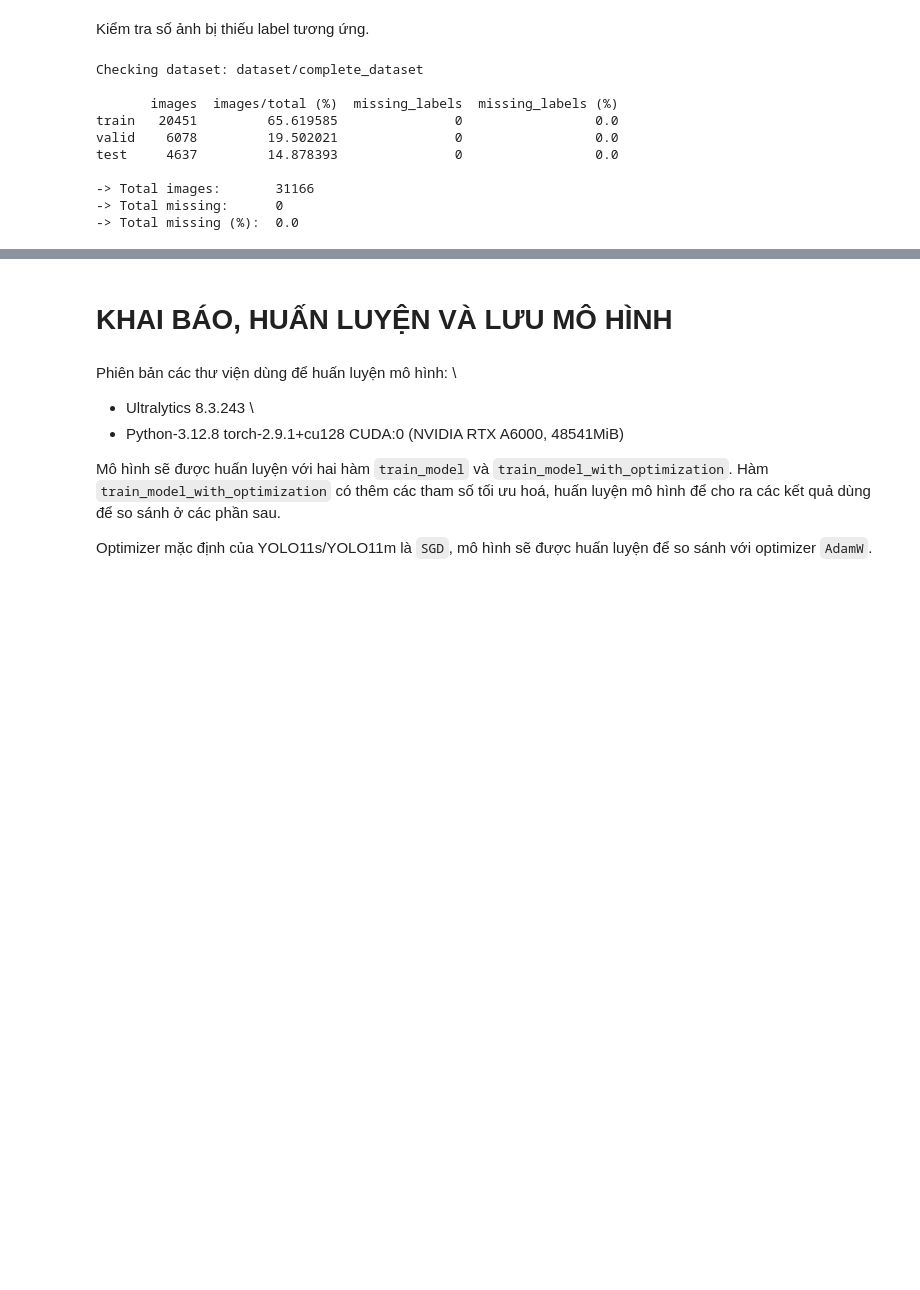
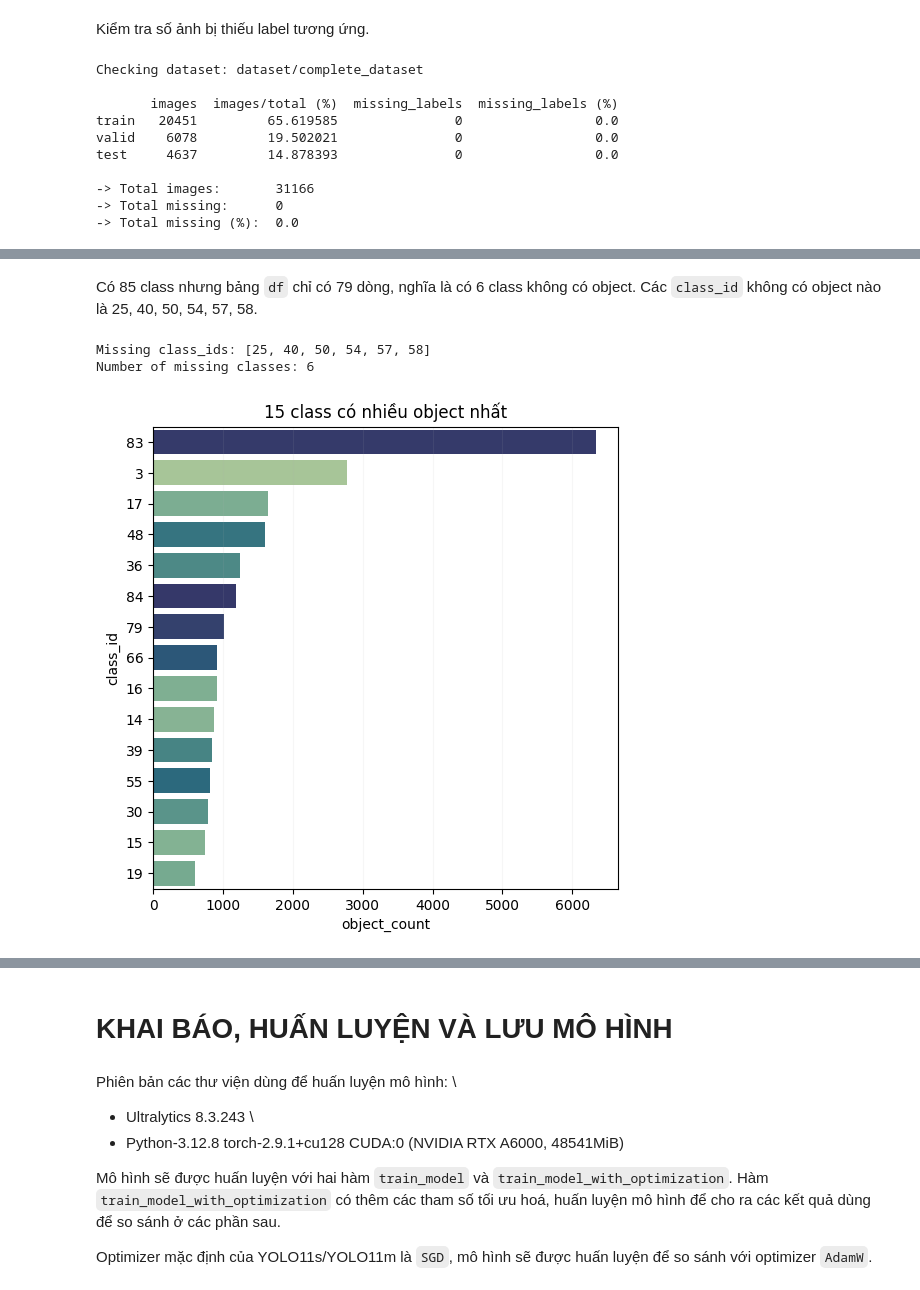
Before and after one commit to iam-BUDDYY/using-deep-learning-to-classify-animal-and-human-images, a Jupyter notebook: PROJECT REPORT.ipynb, the cells around one changed output, grey strips where cells are left out. Cells and saved outputs as stored; diff of their text form; code cells hidden in the pictures; blank space fills up the shorter version.

```diff
--- a/PROJECT REPORT.ipynb
+++ b/PROJECT REPORT.ipynb
@@ -260,0 +311,50 @@ Theo kết quả được in ra, dataset có tổng cộng 31166 ảnh và mỗi
+# %% [markdown]
+Có 85 class nhưng bảng `df` chỉ có 79 dòng, nghĩa là có 6 class không có object. Các `class_id` không có object nào là 25, 40, 50, 54, 57, 58.
+# %%
+all_classes = set(range(85))
+found_classes = set(counter.keys())
+
+missing_classes = sorted(all_classes - found_classes)
+print("Missing class_ids:", missing_classes)
+print("Number of missing classes:", len(missing_classes))
+# %% [output]
+Missing class_ids: [25, 40, 50, 54, 57, 58]
+Number of missing classes: 6
+# %%
+df_top15 = df.sort_values(by="object_count",
+                          ascending=False,
+                          ignore_index=True).head(15)
+
+# Sắp xếp df theo thứ tự tăng dần của cột object_count rồi lấy 15 dòng đầu tiên
+df_bottom15 = df.sort_values(by="object_count",
+                             ascending=True,
+                             ignore_index=True).head(15)
+# %%
+plot_size = (6, 6)
+# %%
+plt.figure(figsize=plot_size)
+
+order = (
+    df_top15
+    .sort_values("object_count", ascending=False)["class_id"]
+    .astype(str)
+)
+
+sns.barplot(
+    data=df_top15,
+    x="object_count",
+    y=df_top15["class_id"].astype(str),
+    order=order,
+    hue="class_id",
+    palette="crest",
+    legend=False,
+    errorbar=None
+)
+
+plt.xlabel("object_count")
+plt.ylabel("class_id")
+plt.title("15 class có nhiều object nhất")
+plt.grid(axis='x', alpha=0.1)
+plt.show()
+# %% [output]
+[figure, added]
```
Also changed, not shown: parts of 13 cells of this notebook, 2 other files.
